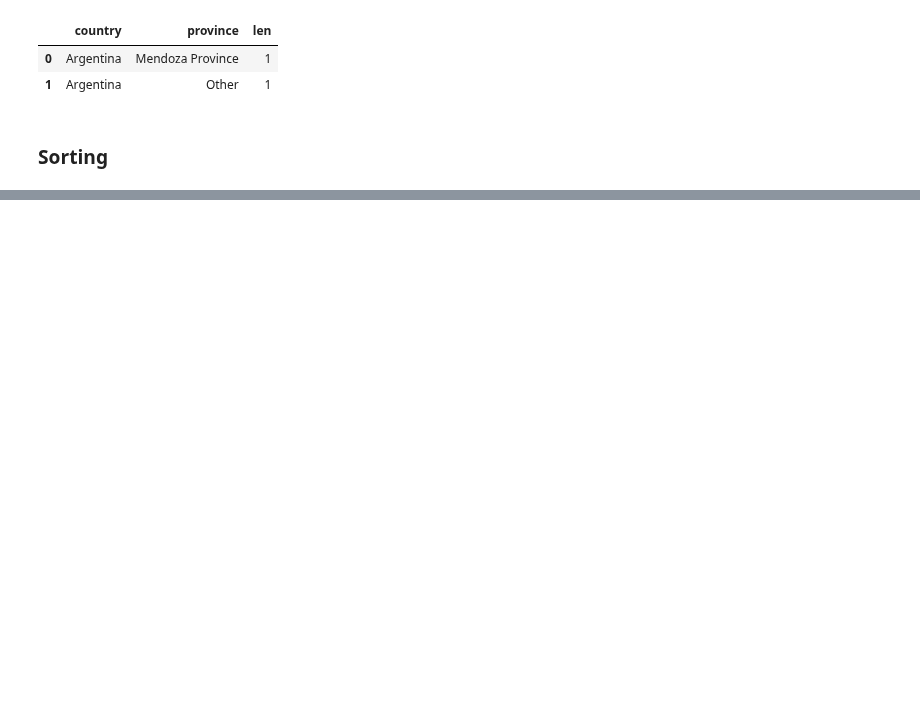
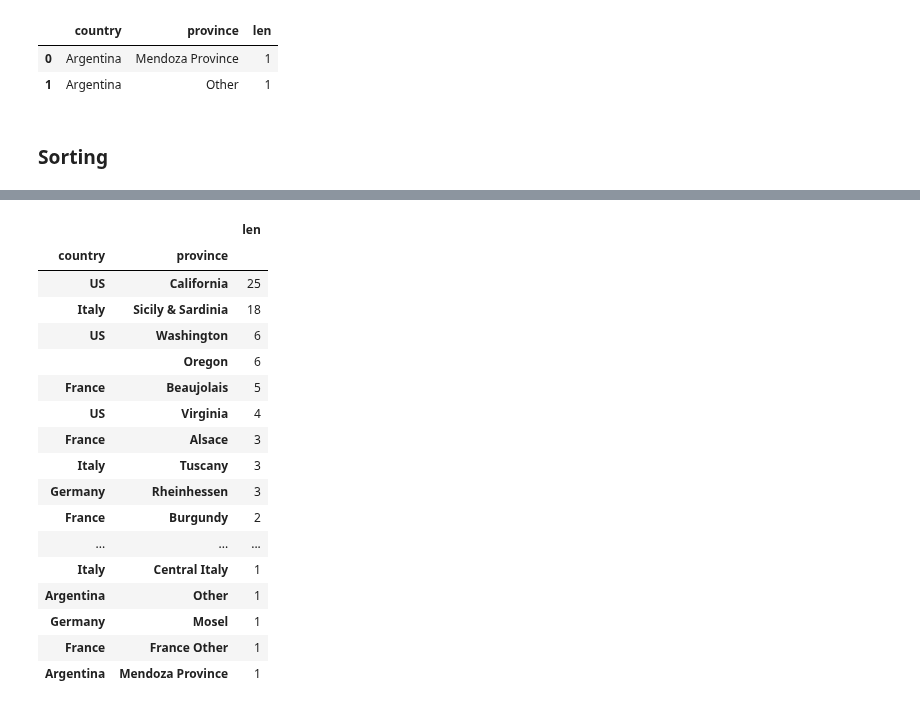
Before and after one commit to technoadnan/py-100-days-dr-angela, a Jupyter notebook: useful_programs/pandas/04_grouping_sorting.ipynb, the cells around one changed output, grey strips where cells are left out. Cells and saved outputs as stored; diff of their text form; code cells hidden in the pictures; blank space fills up the shorter version.

```diff
--- a/useful_programs/pandas/04_grouping_sorting.ipynb
+++ b/useful_programs/pandas/04_grouping_sorting.ipynb
@@ -202,0 +261,21 @@ flat_mult_ind
+# %%
+countries_reviewed.sort_values(by='len', ascending=False)
+# %% [output]
+|  |  | len |
+| country | province |  |
+| US | California | 25 |
+| Italy | Sicily & Sardinia | 18 |
+| US | Washington | 6 |
+|  | Oregon | 6 |
+| France | Beaujolais | 5 |
+| US | Virginia | 4 |
+| France | Alsace | 3 |
+| Italy | Tuscany | 3 |
+| Germany | Rheinhessen | 3 |
+| France | Burgundy | 2 |
+| ... | ... | ... |
+| Italy | Central Italy | 1 |
+| Argentina | Other | 1 |
+| Germany | Mosel | 1 |
+| France | France Other | 1 |
+| Argentina | Mendoza Province | 1 |
```
Also changed, not shown: parts of 6 cells of this notebook.
